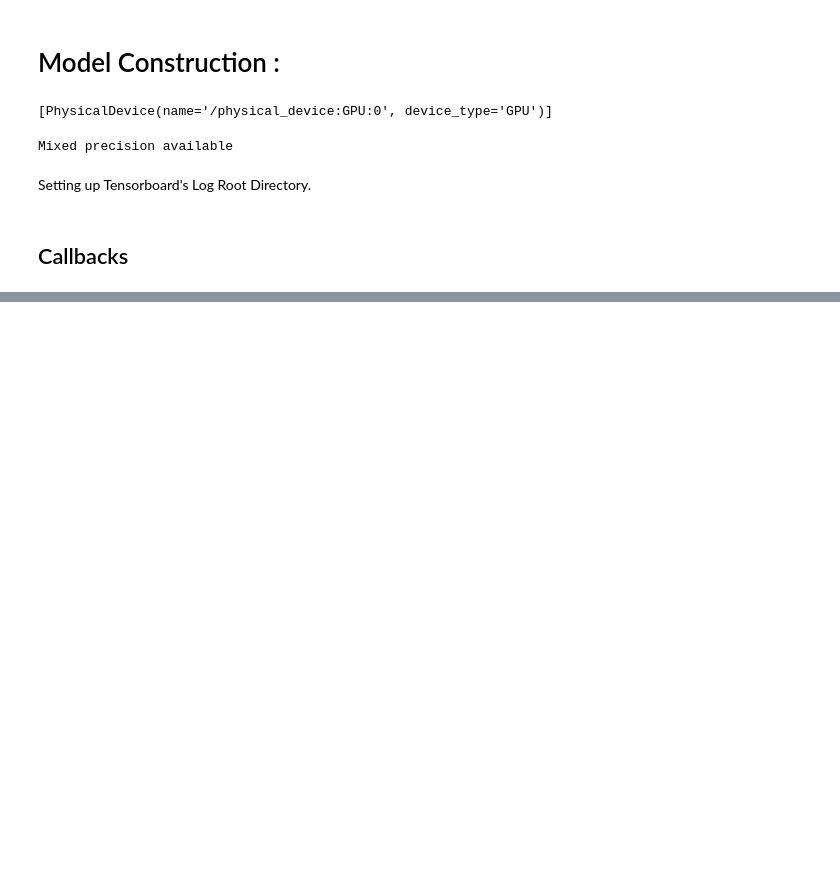
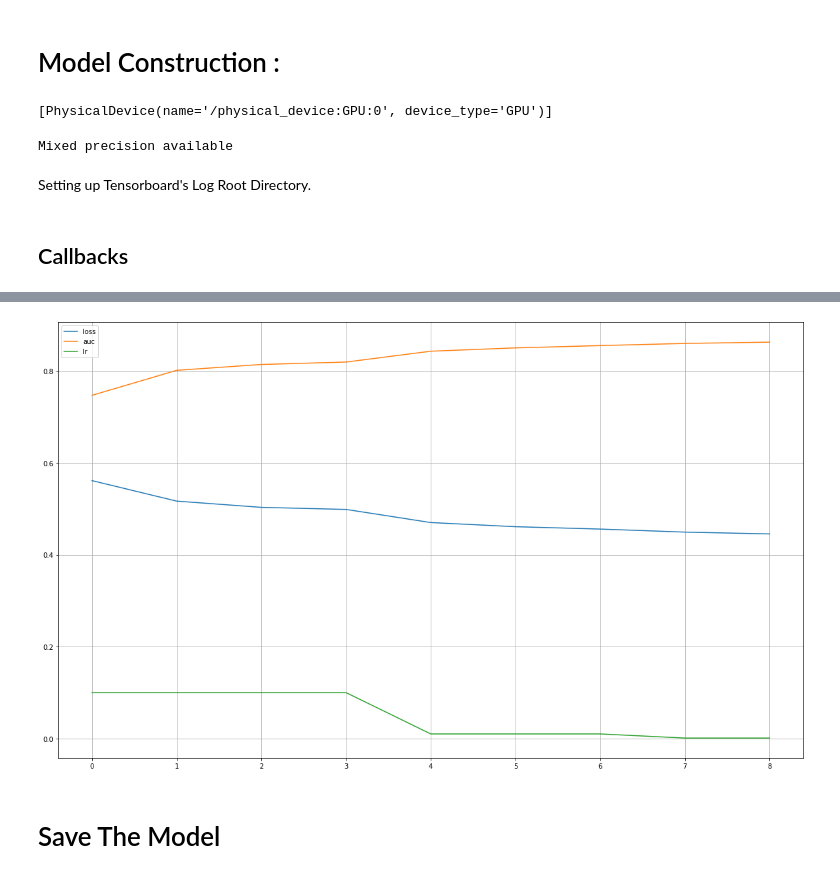
Before and after one commit to fireheart12/Chexnet_NIH, a Jupyter notebook: model_binary_classification.ipynb, the cells around one changed output, grey strips where cells are left out. Drawn from its saved outputs; the diff is of its cells as text; code cells hidden in the pictures; blank space fills up the shorter version.

```diff
--- a/model_binary_classification.ipynb
+++ b/model_binary_classification.ipynb
@@ -242,6 +294,6 @@ run_logdir = get_run_logdir()
 # %% [markdown]
 ## Callbacks
 # %%
-callback_early_stopping = tf.keras.callbacks.EarlyStopping(patience = 8, verbose = 1, restore_best_weights = True)
-callback_lr_reduce = tf.keras.callbacks.ReduceLROnPlateau(monitor = "val_auc", factor = 0.1, patience = 3, verbose = 1, min_lr = 1e-5)
+callback_early_stopping = tf.keras.callbacks.EarlyStopping(monitor = "auc", patience = 8, verbose = 1, restore_best_weights = True)
+callback_lr_reduce = tf.keras.callbacks.ReduceLROnPlateau(monitor = "auc", factor = 0.1, patience = 3, verbose = 1, min_lr = 1e-5)
 callback_tensorboard = tf.keras.callbacks.TensorBoard(run_logdir)
@@ -247,0 +302,14 @@ callback_tensorboard = tf.keras.callbacks.TensorBoard(run_logdir)
+# %%
+train = metadata[metadata["subset"] == "training"]
+healthy_cases = len(train[train["label"] == 0])
+nodular_cases = len(train[train["label"] == 1])
+total_cases = healthy_cases + nodular_cases
+
+weight_healthy = (total_cases/healthy_cases)/2.0
+weight_nodular = (total_cases/nodular_cases)/2.0
+
+
+class_weight = {0 : weight_healthy , 1 : weight_nodular}
+
+print("Weight for healthy cases = ", class_weight[0])
+print("Weight for nodular cases = ", class_weight[1])
@@ -249,37 +320,37 @@ callback_tensorboard = tf.keras.callbacks.TensorBoard(run_logdir)
 def build_model(input_shape) :
     input_tensor = tf.keras.layers.Input(shape = input_shape, name = "input_layer")
 
-    base_model = tf.keras.applications.VGG16(include_top = False, weights = "imagenet", input_tensor = input_tensor, pooling = "avg")
+    base_model = tf.keras.applications.ResNet50V2(include_top = False, weights = "imagenet", input_tensor = input_tensor, pooling = "avg")
     base_model.trainable = False
     model = tf.keras.Sequential([
         base_model,
         tf.keras.layers.BatchNormalization(),
 
-        tf.keras.layers.Dense(units = 256, activation = "relu"),
+        tf.keras.layers.Dense(units = 256, activation = tf.keras.layers.PReLU(), kernel_initializer="he_normal"),
         tf.keras.layers.Dropout(0.50),
         tf.keras.layers.BatchNormalization(),
 
-        tf.keras.layers.Dense(units = 256, activation = "relu"),
+        tf.keras.layers.Dense(units = 256, activation = tf.keras.layers.PReLU(), kernel_initializer="he_normal"),
         tf.keras.layers.Dropout(0.50),
         tf.keras.layers.BatchNormalization(),
 
-        tf.keras.layers.Dense(units = 128, activation = "relu"),
+        tf.keras.layers.Dense(units = 128, activation = tf.keras.layers.PReLU(), kernel_initializer="he_normal"),
         tf.keras.layers.Dropout(0.50),
         tf.keras.layers.BatchNormalization(),
 
-        tf.keras.layers.Dense(units = 128, activation = "relu"),
+        tf.keras.layers.Dense(units = 128, activation = tf.keras.layers.PReLU(), kernel_initializer="he_normal"),
         tf.keras.layers.Dropout(0.50),
         tf.keras.layers.BatchNormalization(),
 
-        tf.keras.layers.Dense(units = 60, activation = "relu"),
+        tf.keras.layers.Dense(units = 60, activation = tf.keras.layers.PReLU(), kernel_initializer="he_normal"),
         tf.keras.layers.Dropout(0.50),
         tf.keras.layers.BatchNormalization(),
 
-        tf.keras.layers.Dense(units = 30, activation = "relu"),
+        tf.keras.layers.Dense(units = 30, activation = tf.keras.layers.PReLU(), kernel_initializer="he_normal"),
         tf.keras.layers.Dropout(0.50),
         tf.keras.layers.BatchNormalization(),
 
-        tf.keras.layers.Dense(units = 10, activation = "relu"),
+        tf.keras.layers.Dense(units = 10, activation = tf.keras.layers.PReLU(), kernel_initializer="he_normal"),
         tf.keras.layers.Dropout(0.50),
         tf.keras.layers.BatchNormalization(),
 
@@ -324,0 +417,5 @@ def model_layer_analysis(model) :
+# %%
+with tf.device("/device:GPU:0") :
+    history = model.fit(training_dataset, epochs = config["EPOCHS"], steps_per_epoch = STEPS_PER_EPOCH_TRAIN,
+                       callbacks = [callback_early_stopping, callback_lr_reduce, callback_tensorboard],
+                       class_weight = class_weight)
@@ -324,0 +440,7 @@ def model_layer_analysis(model) :
+# %%
+pd.DataFrame(history.history).plot(figsize = (20, 12))
+plt.grid(True)
+# %% [output]
+[figure, added]
+# %% [markdown]
+# Save The Model
```
Also changed, not shown: parts of 30 cells of this notebook.
